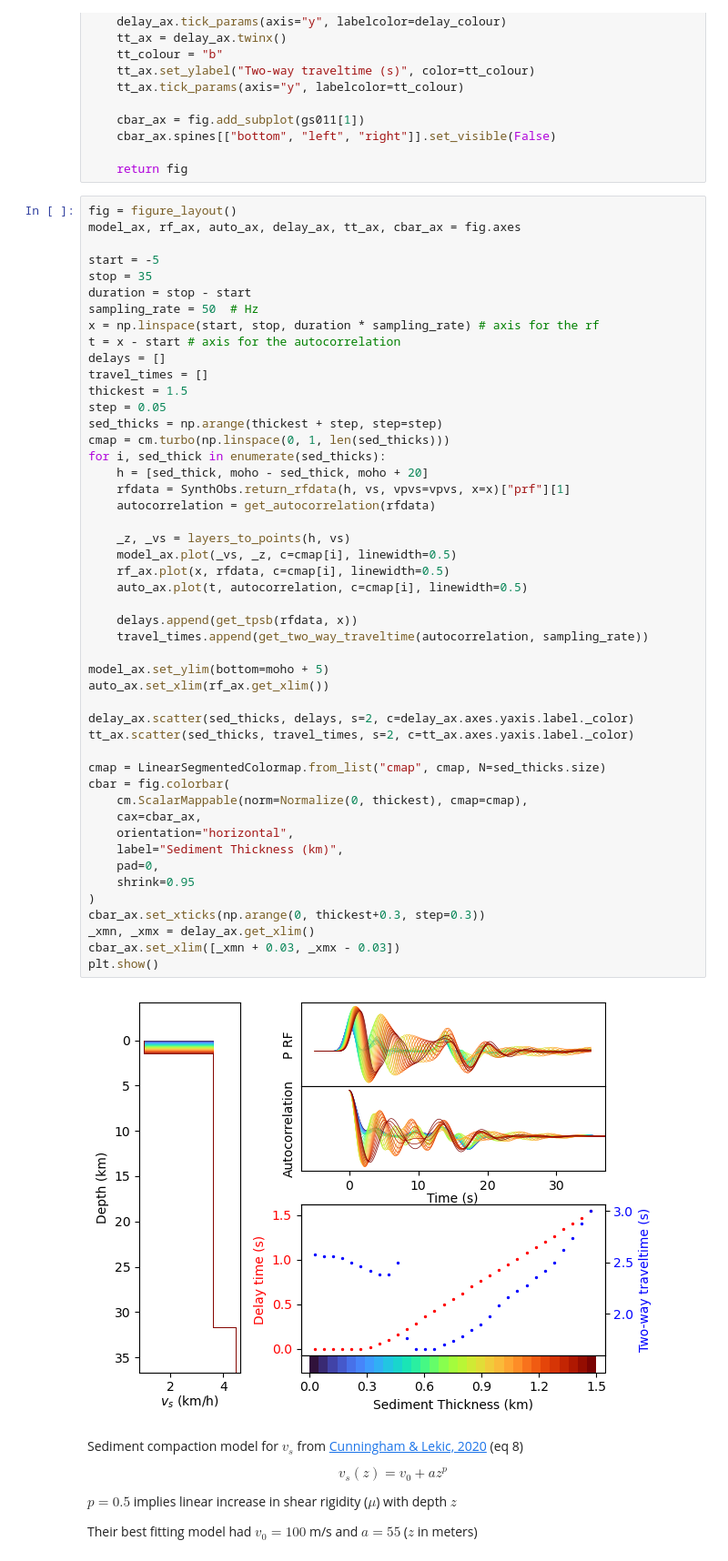
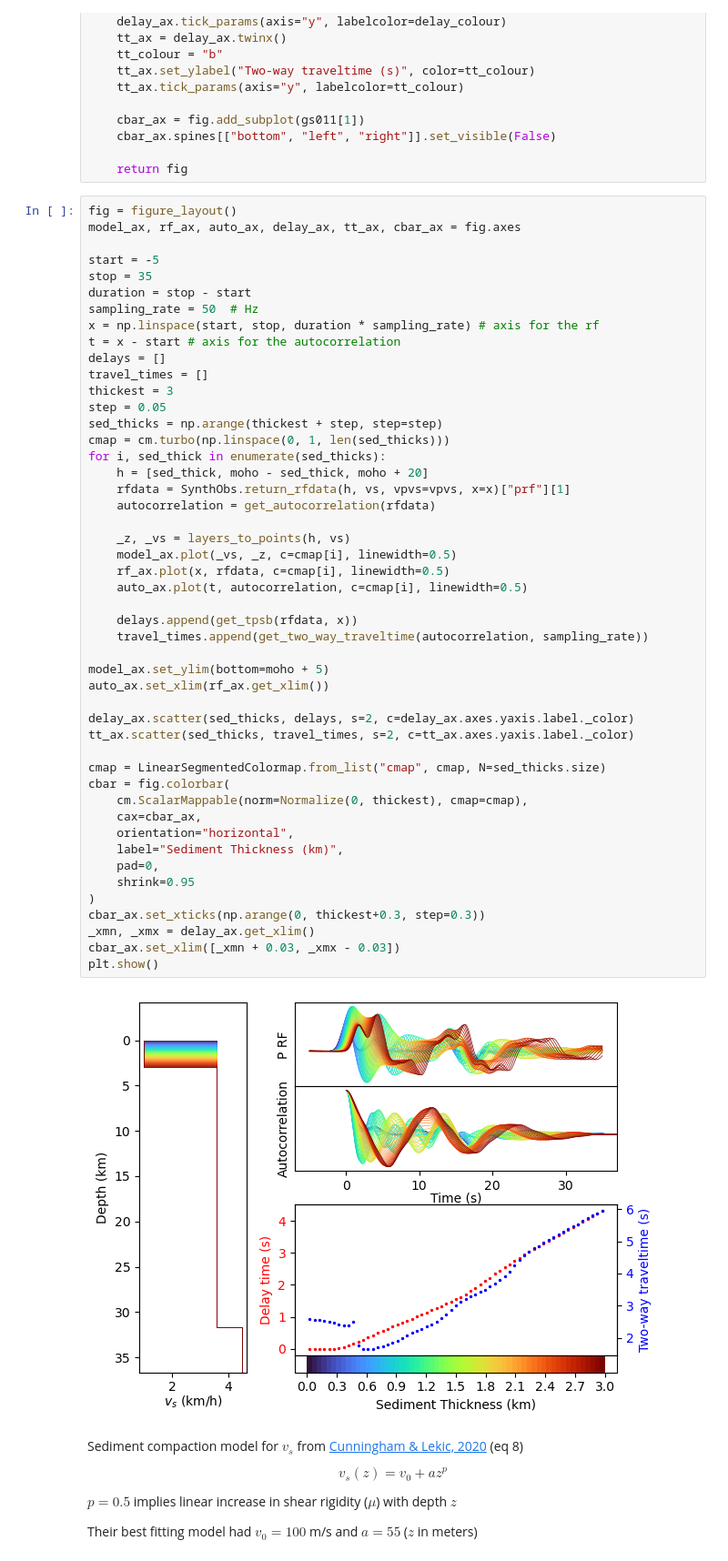
Before and after one commit to auggiemarignier/AusSedThick, a Jupyter notebook: aussedthickrf/forward_modelling.ipynb, the cells around one changed output. Shown at 91% size. Drawn from its saved outputs; the diff is of its cells as text.

```diff
--- a/aussedthickrf/forward_modelling.ipynb
+++ b/aussedthickrf/forward_modelling.ipynb
@@ -237,7 +237,7 @@ x = np.linspace(start, stop, duration * sampling_rate) # axis for the rf
 t = x - start # axis for the autocorrelation
 delays = []
 travel_times = []
-thickest = 1.5
+thickest = 3
 step = 0.05
 sed_thicks = np.arange(thickest + step, step=step)
 cmap = cm.turbo(np.linspace(0, 1, len(sed_thicks)))
@@ -247,34 +247,34 @@ for i, sed_thick in enumerate(sed_thicks):
     autocorrelation = get_autocorrelation(rfdata)
 
     _z, _vs = layers_to_points(h, vs)
     model_ax.plot(_vs, _z, c=cmap[i], linewidth=0.5)
     rf_ax.plot(x, rfdata, c=cmap[i], linewidth=0.5)
     auto_ax.plot(t, autocorrelation, c=cmap[i], linewidth=0.5)
 
     delays.append(get_tpsb(rfdata, x))
     travel_times.append(get_two_way_traveltime(autocorrelation, sampling_rate))
 
 model_ax.set_ylim(bottom=moho + 5)
 auto_ax.set_xlim(rf_ax.get_xlim())
 
 delay_ax.scatter(sed_thicks, delays, s=2, c=delay_ax.axes.yaxis.label._color)
 tt_ax.scatter(sed_thicks, travel_times, s=2, c=tt_ax.axes.yaxis.label._color)
 
 cmap = LinearSegmentedColormap.from_list("cmap", cmap, N=sed_thicks.size)
 cbar = fig.colorbar(
     cm.ScalarMappable(norm=Normalize(0, thickest), cmap=cmap),
     cax=cbar_ax,
     orientation="horizontal",
     label="Sediment Thickness (km)",
     pad=0,
     shrink=0.95
 )
 cbar_ax.set_xticks(np.arange(0, thickest+0.3, step=0.3))
 _xmn, _xmx = delay_ax.get_xlim()
 cbar_ax.set_xlim([_xmn + 0.03, _xmx - 0.03])
 plt.show()
 # %% [output]
-[figure, old version]
+[figure, new version]
 # %% [markdown]
 Sediment compaction model for $v_s$ from [Cunningham & Lekic, 2020](https://doi.org/10.1785/0120190191) (eq 8)
 
```
Also changed, not shown: parts of 8 cells of this notebook.
